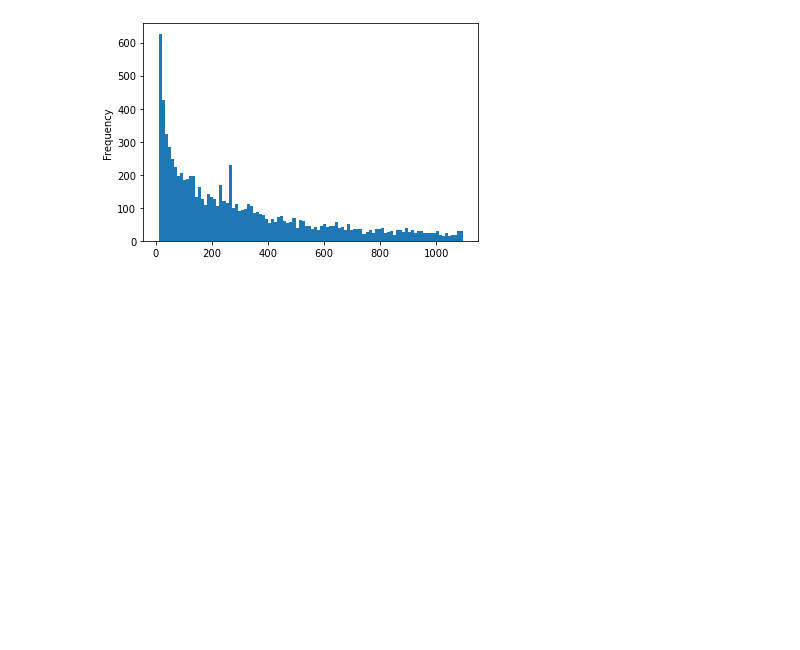
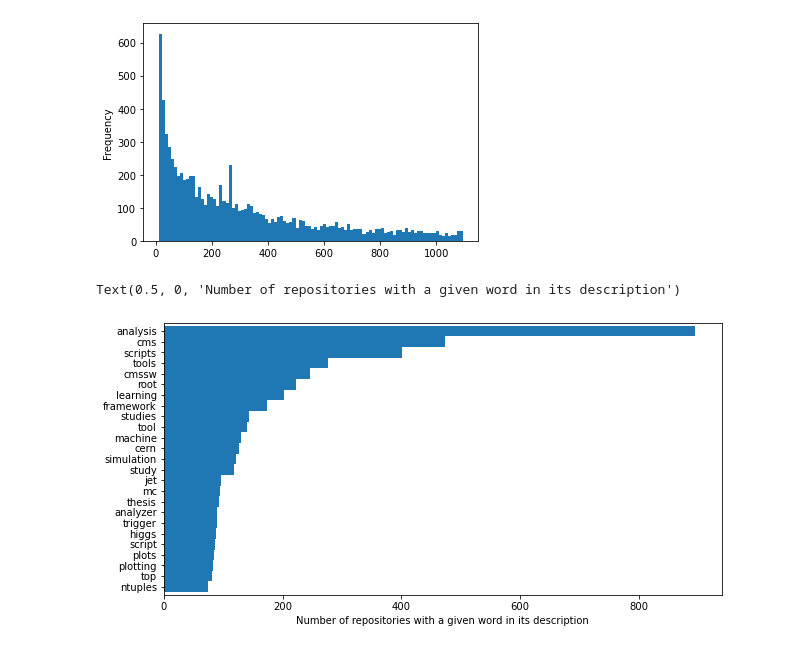
Before and after one commit to jpivarski-talks/2020-08-13-pyhep-debriefing, a Jupyter notebook: analyze-cmssw.ipynb, the cells around one changed output. Cells and saved outputs as stored; diff of their text form; code cells hidden in the pictures; blank space fills up the shorter version.

```diff
--- a/analyze-cmssw.ipynb
+++ b/analyze-cmssw.ipynb
@@ -331,3 +329,14 @@ earliest_fork = userrepos[(userrepos["repo_name"] == "cmssw") & (userrepos["fork
+# %%
+all_words = words.explode()
+# %%
+ax = all_words[
+    all_words.isin(educational) | all_words.isin(analysis) | all_words.isin(machine_learning) |
+    all_words.isin(physics_brands) | all_words.isin(physics_likely) | all_words.isin(physics_definite)
+].value_counts(ascending=True).iloc[-25:].plot.barh(width=1.0, figsize=(10, 5))
+ax.set_xlabel("Number of repositories with a given word in its description")
+# %% [output]
+Text(0.5, 0, 'Number of repositories with a given word in its description')
+[figure, added]
 # %%
 physicists = userrepos_cut[(
     userrepos_cut["educational"] | userrepos_cut["analysis"] |  userrepos_cut["machine_learning"] |
```
Also changed, not shown: parts of 3 cells of this notebook.
